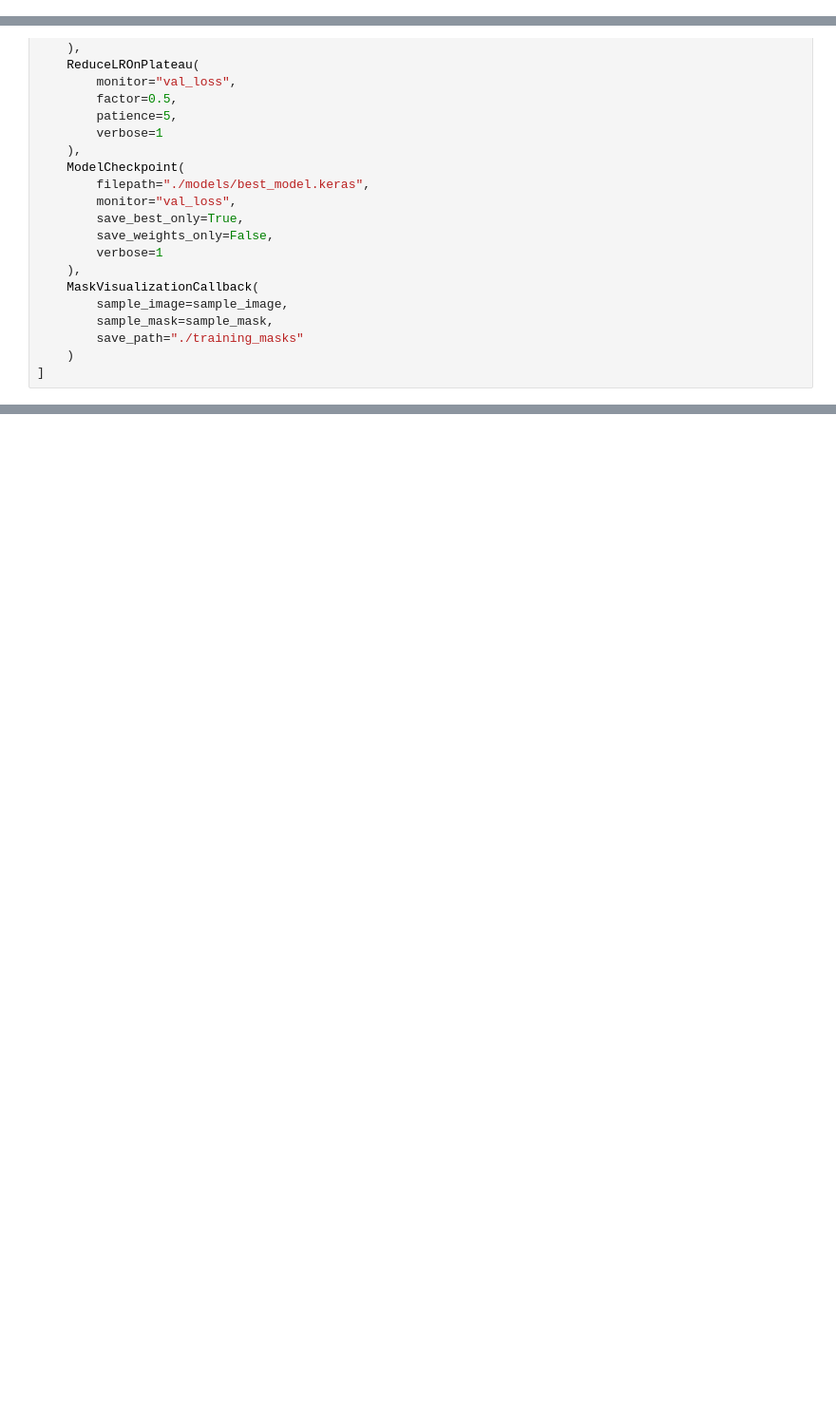
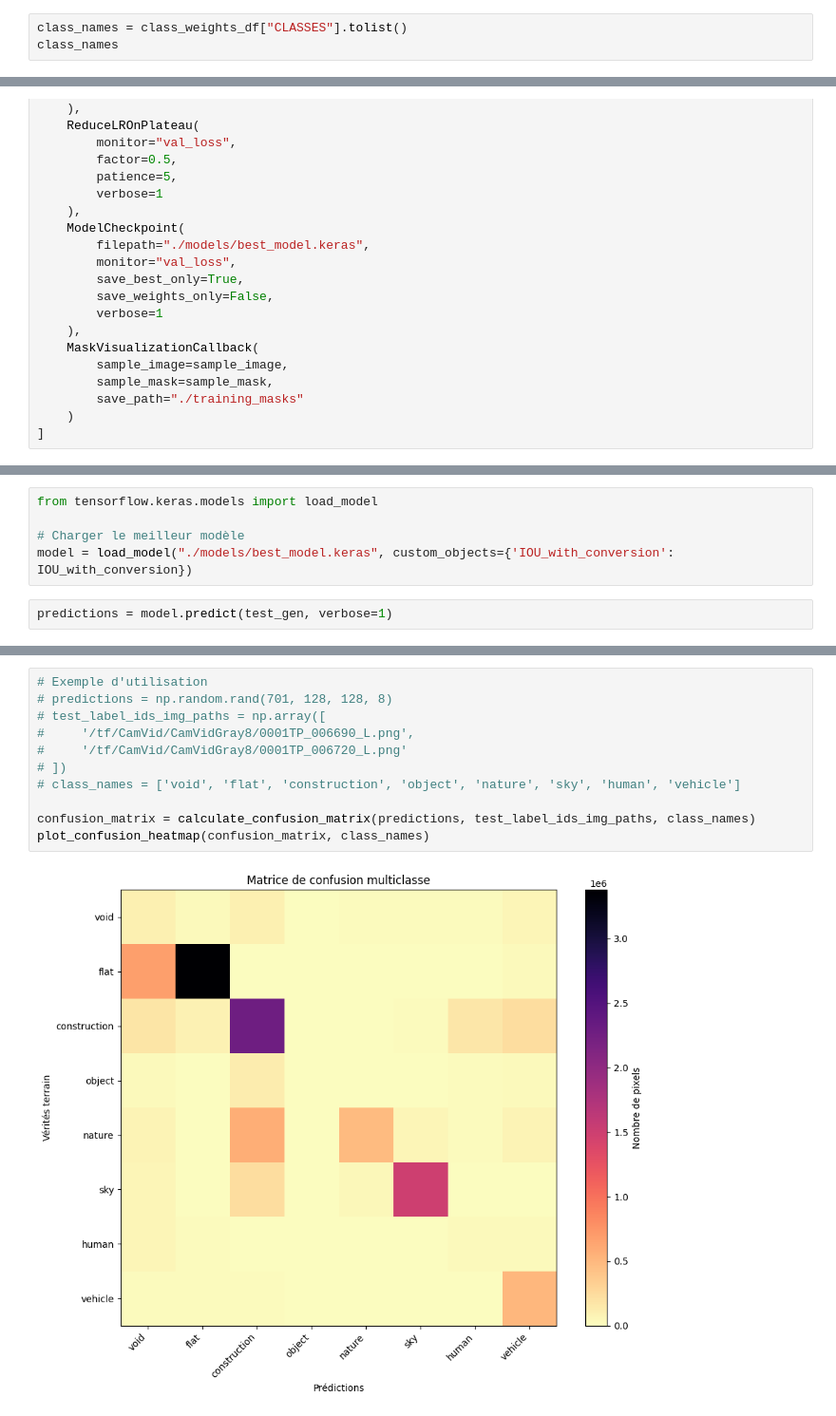
Before and after one commit to cecile-aie/oc_aie_p8, a Jupyter notebook: P8_Modelisation.ipynb, the cells around one changed output, grey strips where cells are left out. Shown at 95% size. Drawn from its saved outputs; the diff is of its cells as text; blank space fills up the shorter version.

```diff
--- a/P8_Modelisation.ipynb
+++ b/P8_Modelisation.ipynb
@@ -37,3 +43,6 @@ class_weight_dict
  5: 0.137173815082615,
  6: 0.4069592459275001,
  7: 0.0661509925929445}
+# %%
+class_names = class_weights_df["CLASSES"].tolist()
+class_names
@@ -331,0 +394,7 @@ Epoch 6: val_loss improved from 0.47215 to 0.44536, saving model to ./models/bes
+# %%
+from tensorflow.keras.models import load_model
+
+# Charger le meilleur modèle
+model = load_model("./models/best_model.keras", custom_objects={'IOU_with_conversion': IOU_with_conversion})
+# %%
+predictions = model.predict(test_gen, verbose=1)
@@ -331,0 +539,13 @@ Epoch 6: val_loss improved from 0.47215 to 0.44536, saving model to ./models/bes
+# %%
+# Exemple d'utilisation
+# predictions = np.random.rand(701, 128, 128, 8)
+# test_label_ids_img_paths = np.array([
+#     '/tf/CamVid/CamVidGray8/0001TP_006690_L.png',
+#     '/tf/CamVid/CamVidGray8/0001TP_006720_L.png'
+# ])
+# class_names = ['void', 'flat', 'construction', 'object', 'nature', 'sky', 'human', 'vehicle']
+
+confusion_matrix = calculate_confusion_matrix(predictions, test_label_ids_img_paths, class_names)
+plot_confusion_heatmap(confusion_matrix, class_names)
+# %% [output]
+[figure, added]
```
Also changed, not shown: parts of 17 cells of this notebook.
